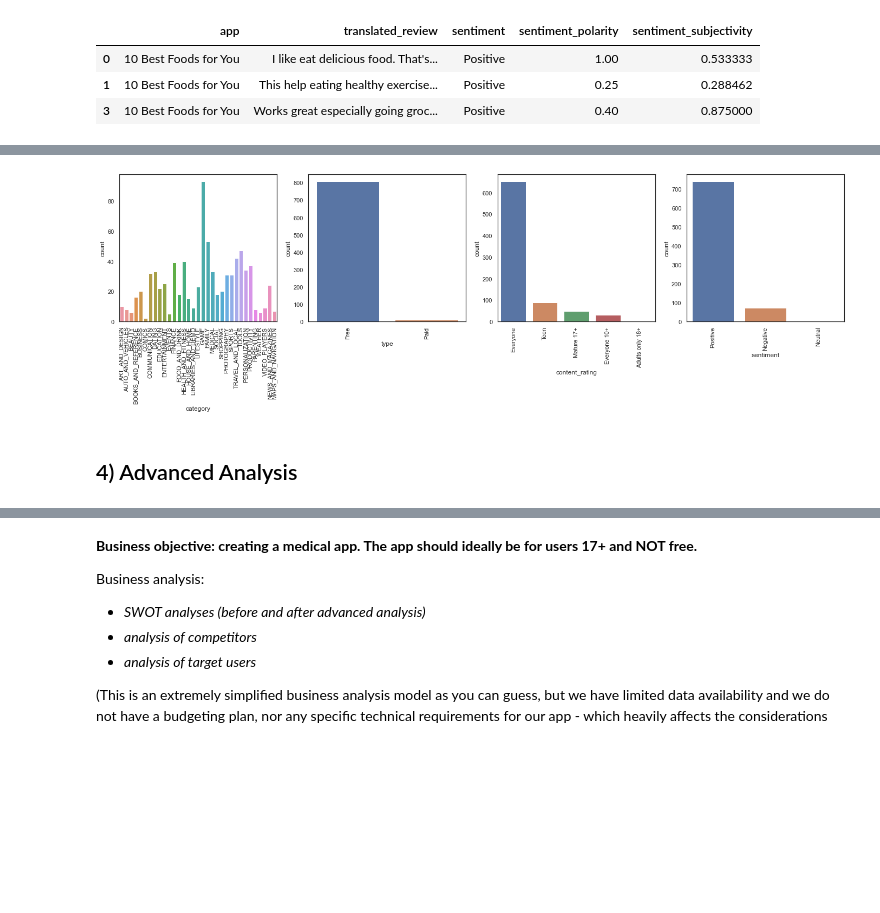
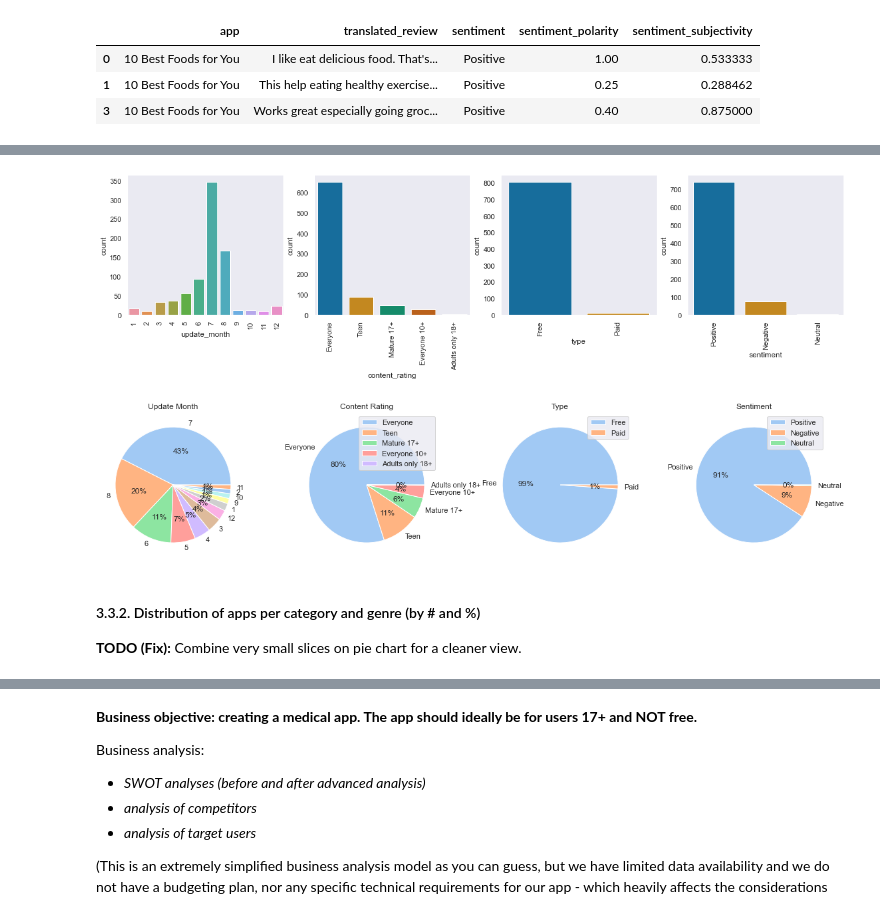
Before and after one commit to GOliviero92/Google-Apps-Analysis, a Jupyter notebook: data_analysis.ipynb, the cells around one changed output, grey strips where cells are left out. Saved outputs shown, nothing was run; the diff lists cells and outputs as text; code cells hidden in the pictures; blank space fills up the shorter version.

```diff
--- a/data_analysis.ipynb
+++ b/data_analysis.ipynb
@@ -150,0 +124,17 @@ warnings.simplefilter(action='ignore', category=FutureWarning)
+# %%
+# set seaborn properties
+sns.set_theme(style="dark")
+sns.set_context('notebook')
+sns.set_palette('colorblind')
+
+# plot pairwise correlations
+fig, (ax0, ax1) = plt.subplots(nrows=1, ncols=2, sharey=False, figsize=(13,4))
+
+sns.heatmap(result_avg.corr(), ax=ax0)
+ax0.set(title="Joint Set (%i samples)" %len(result_avg))
+
+sns.heatmap(df_feature.corr(), ax=ax1)
+ax1.set(title="Features Set (%i samples)" %len(df_feature))
+
+plt.subplots_adjust(wspace=.5)
+plt.show();
@@ -151,14 +215,30 @@ warnings.simplefilter(action='ignore', category=FutureWarning)
 # %%
 # count plots of selected categorical columns
-categorical = ['category', 'type', 'content_rating', 'sentiment']
+categorical = ['update_month', 'content_rating', 'type', 'sentiment']
 
-sns.set_theme(style="white")
-fig, ax = plt.subplots(1, 4, figsize=(24, 5))
+fig, ax = plt.subplots(1, 4, figsize=(20, 4))
 for variable, subplot in zip(categorical, ax.flatten()):
     sns.countplot(result_avg[variable], ax=subplot)
     for label in subplot.get_xticklabels():
         label.set_rotation(90)
 # %% [output]
-[figure, old version]
+[figure, new version]
-# %% [markdown]
-## 4) Advanced Analysis
+# %%
+# pie charts of selected categorical columns
+categorical = ['update_month', 'content_rating', 'type', 'sentiment']
+
+# define Seaborn color palette to use
+colors = sns.color_palette('pastel')
+
+fig, ax = plt.subplots(1, 4, figsize=(20, 4))
+for variable, subplot in zip(categorical, ax.flatten()):
+    data_plot = result_avg[variable].value_counts()
+    subplot.pie(data_plot.values, labels=data_plot.index, colors=colors, autopct='%.0f%%')
+    subplot.set(title=variable.replace('_',' ').title())
+    if(variable != 'update_month'):
+        subplot.legend()
+# %% [output]
+[figure, added]
+# %% [markdown]
+#### 3.3.2. Distribution of apps per category and genre (by # and %)
+__TODO (Fix):__ Combine very small slices on pie chart for a cleaner view.
```
Also changed, not shown: parts of 65 cells of this notebook.
